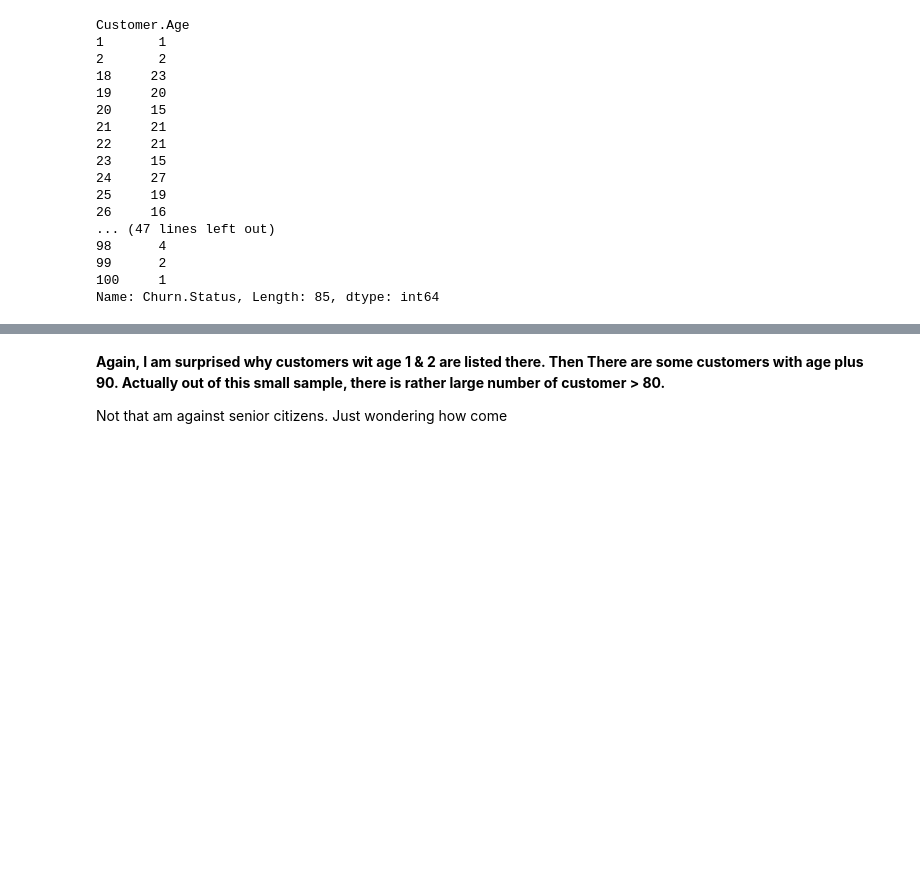
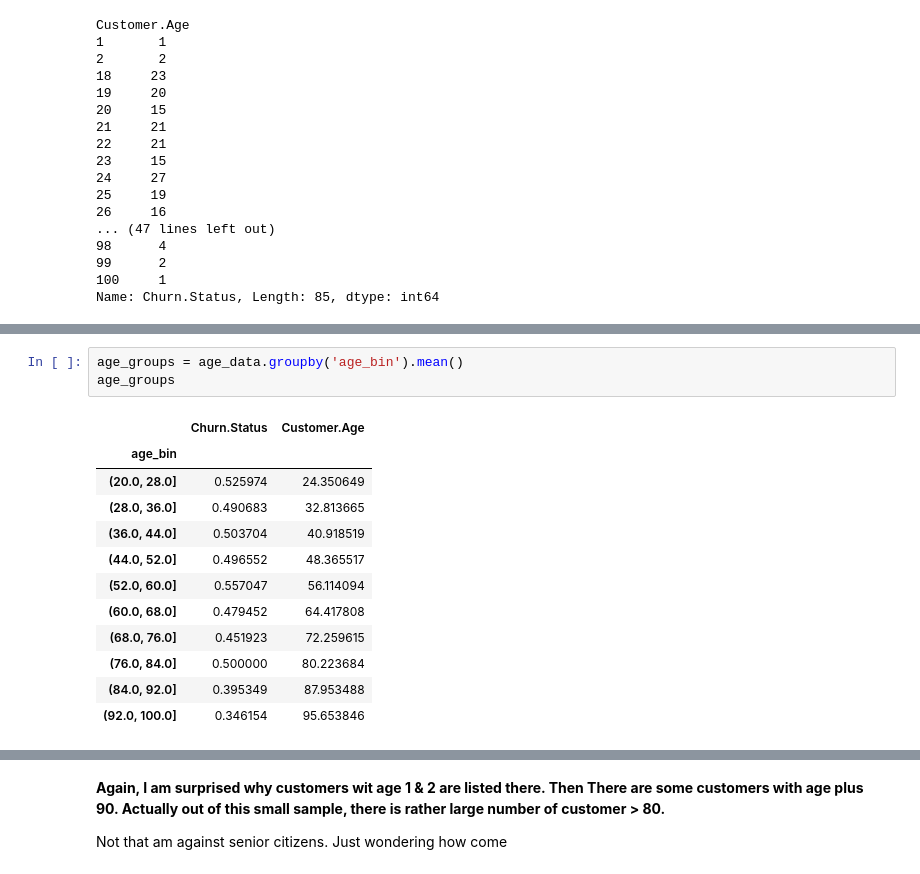
Before and after one commit to HassanSherwani/Telcom_Churn-End-End-Project-, a Jupyter notebook: Customer_Churn_Telecom.ipynb, the cells around one changed output, grey strips where cells are left out. Cells and saved outputs as stored; diff of their text form; blank space fills up the shorter version.

```diff
--- a/Customer_Churn_Telecom.ipynb
+++ b/Customer_Churn_Telecom.ipynb
@@ -724,0 +840,16 @@ Name: Churn.Status, Length: 85, dtype: int64
+# %%
+age_groups = age_data.groupby('age_bin').mean()
+age_groups
+# %% [output]
+|  | Churn.Status | Customer.Age |
+| age_bin |  |  |
+| (20.0, 28.0] | 0.525974 | 24.350649 |
+| (28.0, 36.0] | 0.490683 | 32.813665 |
+| (36.0, 44.0] | 0.503704 | 40.918519 |
+| (44.0, 52.0] | 0.496552 | 48.365517 |
+| (52.0, 60.0] | 0.557047 | 56.114094 |
+| (60.0, 68.0] | 0.479452 | 64.417808 |
+| (68.0, 76.0] | 0.451923 | 72.259615 |
+| (76.0, 84.0] | 0.500000 | 80.223684 |
+| (84.0, 92.0] | 0.395349 | 87.953488 |
+| (92.0, 100.0] | 0.346154 | 95.653846 |
```
Also changed, not shown: parts of 25 cells of this notebook.
